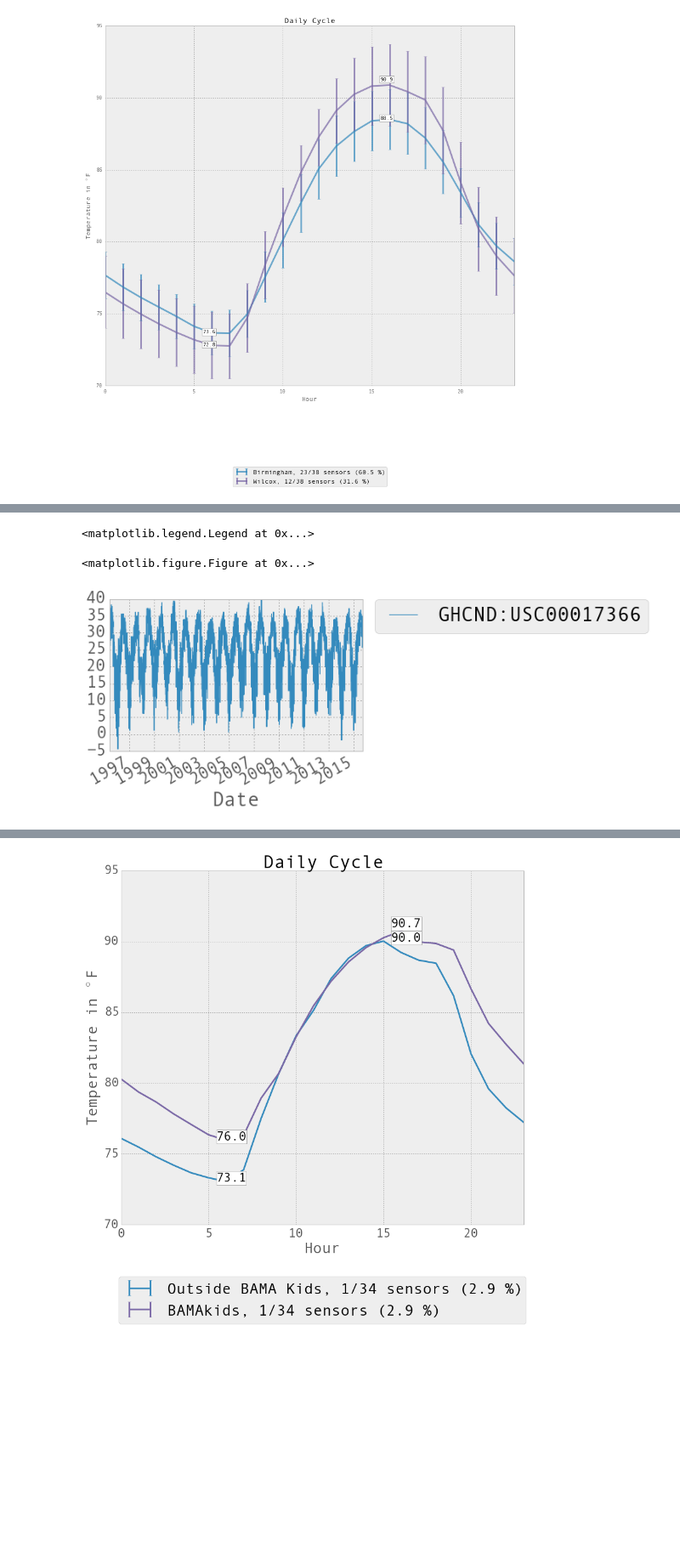
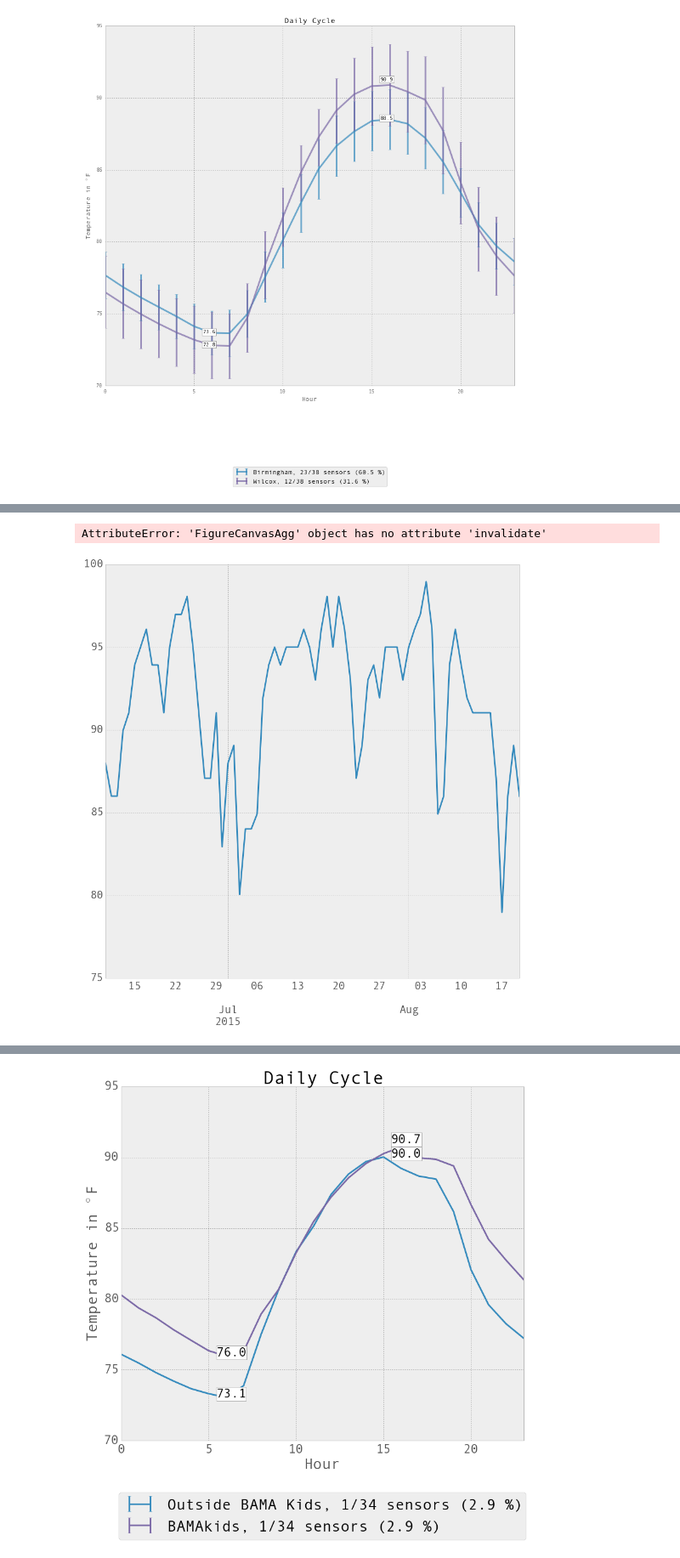
Before and after one commit to gottscott/cityheat, a Jupyter notebook: Bham/PresentationMaps.ipynb, the cells around one changed output, grey strips where cells are left out. Shown at 85% size. Saved outputs shown, nothing was run; the diff lists cells and outputs as text; code cells hidden in the pictures; blank space fills up the shorter version.

```diff
--- a/Bham/PresentationMaps.ipynb
+++ b/Bham/PresentationMaps.ipynb
@@ -21,6 +21,8 @@ import importibuttondata
 files = glob.glob('./data/olddata/*[tT].csv')
 meta0 = pd.DataFrame(pd.read_csv('./data/birminghammeta_cleaned.csv', sep = ','))
 tempDF, anomalyDF, meta = importibuttondata.importdata(files, meta0)
+# %%
+matplotlib.rcParams.update({'font.size': 22})
 # %%
 # Import data and libraries
 import numpy as np
@@ -304,7 +306,7 @@ diurnalplotsgeneral(diurnalDF,meta,  parks, filename)
 date_spec = {'Date': [ 2]}
 frames = []
 i = 0
-files = {'./data/stationdata/selma.csv'}
+files = {'./data/stationdata/Birm20102015.csv'}
 for file in files:
     data = pd.read_csv(file, sep = ',',
                               index_col=0,
@@ -327,5 +329,6 @@ for file in files:
 
 obsDF = pd.concat(frames, axis =1)
 obsDF.values[obsDF.values <= -200] = 'NaN'
+obsDF.columns = ['Temp']
 obsDF
 # %% [output]
@@ -351,11 +367,15 @@ obsDF
 # %%
 fig  = plt.figure(figsize=(15, 15))
-obsDF.plot()
-plt.legend(bbox_to_anchor=(1.05, 1), loc=2, borderaxespad=0., ncol = 3)
+(obsDF.Temp['2015-06-10':'2015-08-20']*9/5.+32).plot(linewidth = 3)
+plt.ylabel('Temperature in $^\circ $F')
+#plt.xlabel('Date')
+plt.title('Birmingham Temperature')
+#plt.legend(bbox_to_anchor=(1.05, 1), loc=2, borderaxespad=0., ncol = 3)
+plt.savefig('bhamdailytemp.eps' , format = 'eps', dpi = 600,
+                    bbox_inches='tight')
 # %% [output]
-<matplotlib.legend.Legend at 0x...>
+AttributeError: 'FigureCanvasAgg' object has no attribute 'invalidate'
-<matplotlib.figure.Figure at 0x...>
-[figure, old version]
+[figure, new version]
 # %%
 fig  = plt.figure(figsize=(12, 6))
 diurnalDF =  obsDF*9/5.+32
```
Also changed, not shown: parts of 7 cells of this notebook.
